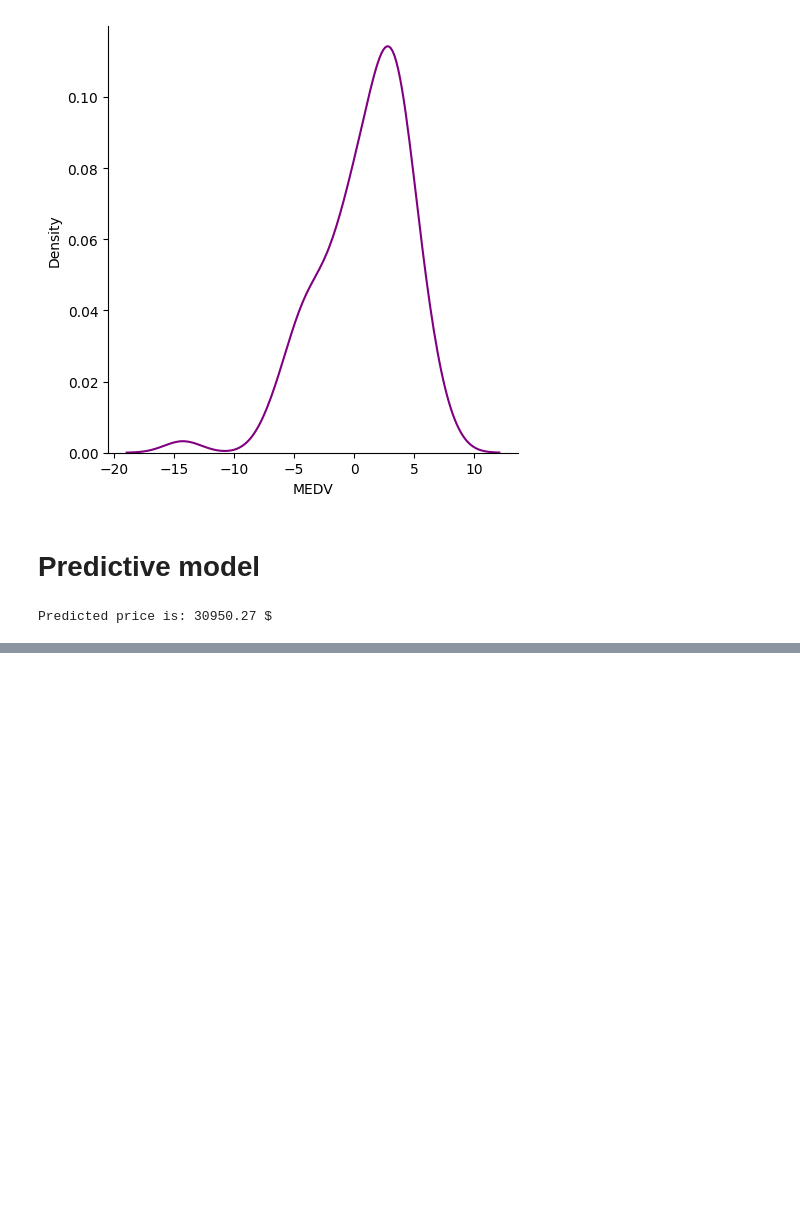
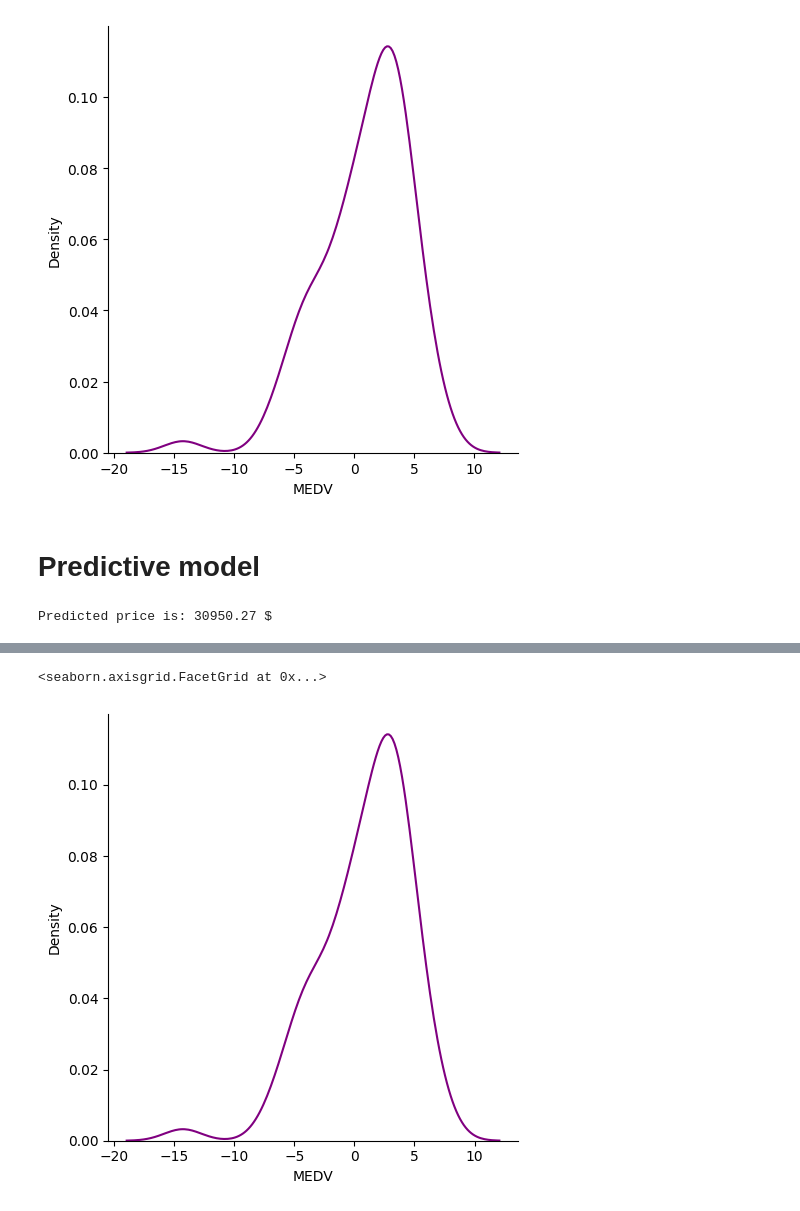
Before and after one commit to yanicodeverse/boston_house, a Jupyter notebook: boston_house.ipynb, the cells around one changed output, grey strips where cells are left out. Drawn from its saved outputs; the diff is of its cells as text; code cells hidden in the pictures; blank space fills up the shorter version.

```diff
--- a/boston_house.ipynb
+++ b/boston_house.ipynb
@@ -262,0 +319,3 @@ Predicted price is: 30950.27 $
+# %%
+parameters = {"alpha": [1,2,3,4,5,6,7,8,9,10, 15, 20, 25, 30, 35, 40, 45, 50, 55, 60, 65, 70, 75, 80, 85, 90, 95, 100]}
+lassoCV = GridSearchCV(lasso_model, parameters, scoring='neg_mean_squared_error', cv=10)
@@ -262,0 +333,2 @@ Predicted price is: 30950.27 $
+# %%
+lasso_predicted_y = lasso_model.predict(test_X_scaled)
@@ -262,0 +352,5 @@ Predicted price is: 30950.27 $
+# %%
+sns.displot((lasso_predicted_y-test_y), kind='kde', color='purple')
+# %% [output]
+<seaborn.axisgrid.FacetGrid at 0x...>
+[figure, added]
```
Also changed, not shown: parts of 19 cells of this notebook.
